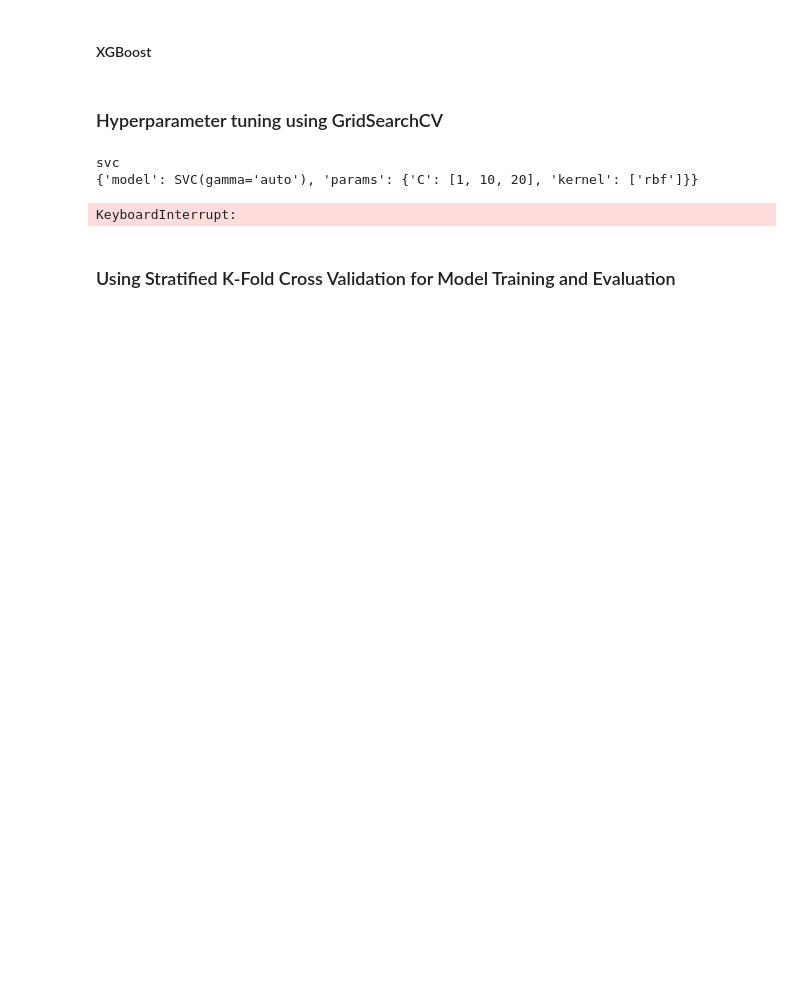
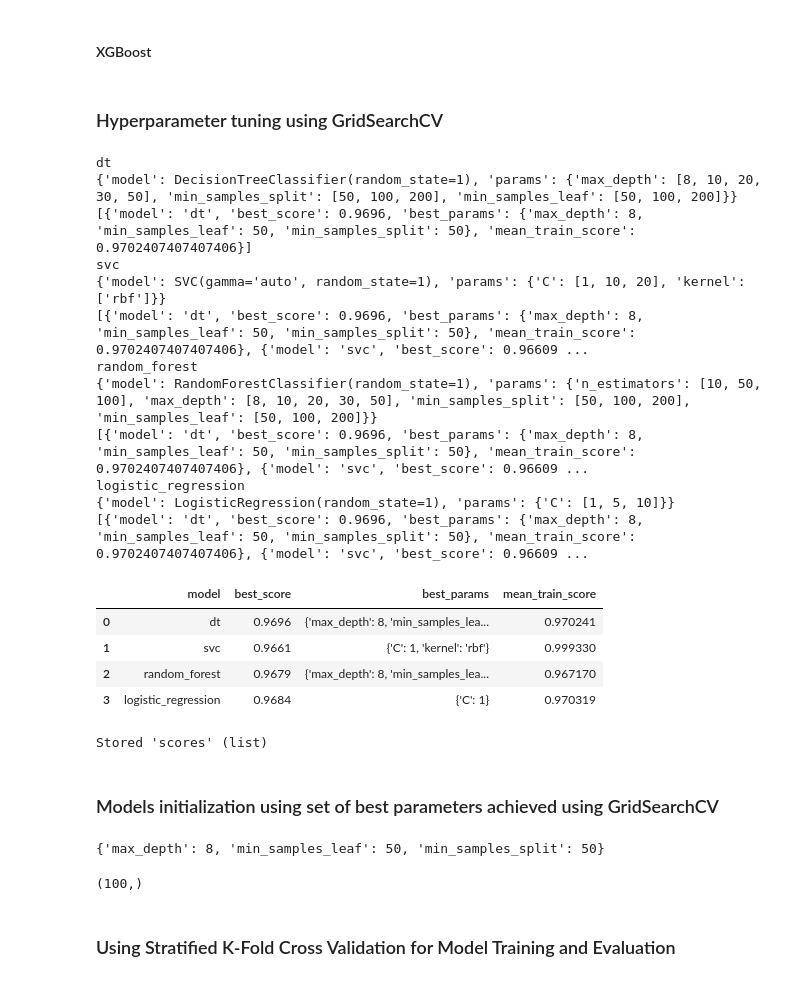
Before and after one commit to Subhigupta/Data-Driven-Predictive-Maintenance-using-ML, a Jupyter notebook: jupyter_notebook/Binary Classification.ipynb, the cells around one changed output. Cells and saved outputs as stored; diff of their text form; code cells hidden in the pictures; blank space fills up the shorter version.

Commit message:
Completed hyperparameter tuning and stratified K-Fold cross validation.

```diff
--- a/jupyter_notebook/Binary Classification.ipynb
+++ b/jupyter_notebook/Binary Classification.ipynb
@@ -303,39 +297,61 @@ GridSearchCV(cv=10, estimator=SVC(),
 # %%
 # Define model parameters
 model_params = {
-    'svc': {
-        'model': SVC(gamma='auto'),
+    'dt':{'model':DecisionTreeClassifier(criterion='gini',random_state=1),
+          'params':{'max_depth':[8,10,20,30,50],'min_samples_split':[50,100,200],'min_samples_leaf':[50,100,200]}
+          },
+    'svc': {'model': SVC(gamma='auto',random_state=1),
         'params': {'C': [1, 10, 20], 'kernel': ['rbf']}
-    },
-    'random_forest': {
-        'model': RandomForestClassifier(),
-        'params': {'n_estimators': [10, 50, 100]}
-    },
-    'logistic_regression': {
-        'model': LogisticRegression(),
+            },
+    'random_forest': {'model': RandomForestClassifier(criterion='gini',random_state=1),
+        'params': {'n_estimators': [10, 50, 100],'max_depth':[8,10,20,30,50],'min_samples_split':[50,100,200],'min_samples_leaf':[50,100,200]}
+            },
+    'logistic_regression': {'model': LogisticRegression(penalty='l2',random_state=1),
         'params': {'C': [1, 5, 10]}
-    }
+            }
 }
 
 # Perform grid search and store results
 scores = []
 for model_name, mp in model_params.items():
     print(model_name)
     print(mp)
-    classifier = GridSearchCV(mp['model'], mp['params'], cv=10, return_train_score=False)
+    classifier = GridSearchCV(mp['model'], mp['params'], cv=10, return_train_score=True)
     classifier.fit(X.values, y.values)
     scores.append({
         'model': model_name,
-        'best_score': classifier.best_score_, #performance of the model on the validation set during cross-validation
-        'best_params': classifier.best_params_
-    })
+        'best_score': classifier.best_score_,
+        'best_params': classifier.best_params_,
+        'mean_train_score': np.mean(classifier.cv_results_['mean_train_score']),
+            })
+    print(scores)
 
 # Create DataFrame from scores
-df = pd.DataFrame(scores, columns=['model', 'best_score', 'best_params'])
+df = pd.DataFrame(scores, columns=['model', 'best_score', 'best_params', 'mean_train_score'])
 
 # Print the results
-print(df)
+df
 # %% [output]
+dt
+{'model': DecisionTreeClassifier(random_state=1), 'params': {'max_depth': [8, 10, 20, 30, 50], 'min_samples_split': [50, 100, 200], 'min_samples_leaf': [50, 100, 200]}}
+[{'model': 'dt', 'best_score': 0.9696, 'best_params': {'max_depth': 8, 'min_samples_leaf': 50, 'min_samples_split': 50}, 'mean_train_score': 0.9702407407407406}]
 svc
-{'model': SVC(gamma='auto'), 'params': {'C': [1, 10, 20], 'kernel': ['rbf']}}
+{'model': SVC(gamma='auto', random_state=1), 'params': {'C': [1, 10, 20], 'kernel': ['rbf']}}
+[{'model': 'dt', 'best_score': 0.9696, 'best_params': {'max_depth': 8, 'min_samples_leaf': 50, 'min_samples_split': 50}, 'mean_train_score': 0.9702407407407406}, {'model': 'svc', 'best_score': 0.96609 ...
+random_forest
+{'model': RandomForestClassifier(random_state=1), 'params': {'n_estimators': [10, 50, 100], 'max_depth': [8, 10, 20, 30, 50], 'min_samples_split': [50, 100, 200], 'min_samples_leaf': [50, 100, 200]}}
+[{'model': 'dt', 'best_score': 0.9696, 'best_params': {'max_depth': 8, 'min_samples_leaf': 50, 'min_samples_split': 50}, 'mean_train_score': 0.9702407407407406}, {'model': 'svc', 'best_score': 0.96609 ...
+logistic_regression
+{'model': LogisticRegression(random_state=1), 'params': {'C': [1, 5, 10]}}
+[{'model': 'dt', 'best_score': 0.9696, 'best_params': {'max_depth': 8, 'min_samples_leaf': 50, 'min_samples_split': 50}, 'mean_train_score': 0.9702407407407406}, {'model': 'svc', 'best_score': 0.96609 ...
-KeyboardInterrupt:
+|  | model | best_score | best_params | mean_train_score |
+| 0 | dt | 0.9696 | {'max_depth': 8, 'min_samples_lea... | 0.970241 |
+| 1 | svc | 0.9661 | {'C': 1, 'kernel': 'rbf'} | 0.999330 |
+| 2 | random_forest | 0.9679 | {'max_depth': 8, 'min_samples_lea... | 0.967170 |
+| 3 | logistic_regression | 0.9684 | {'C': 1} | 0.970319 |
+# %%
+%store scores
+# %% [output]
+Stored 'scores' (list)
+# %% [markdown]
+### Models initialization using set of best parameters achieved using GridSearchCV
@@ -341,0 +360,8 @@ KeyboardInterrupt:
+# %%
+scores[0]['best_params']
+# %% [output]
+{'max_depth': 8, 'min_samples_leaf': 50, 'min_samples_split': 50}
+# %%
+scores[2]['best_params']['n_estimators'],
+# %% [output]
+(100,)
```
Also changed, not shown: parts of 11 cells of this notebook.
